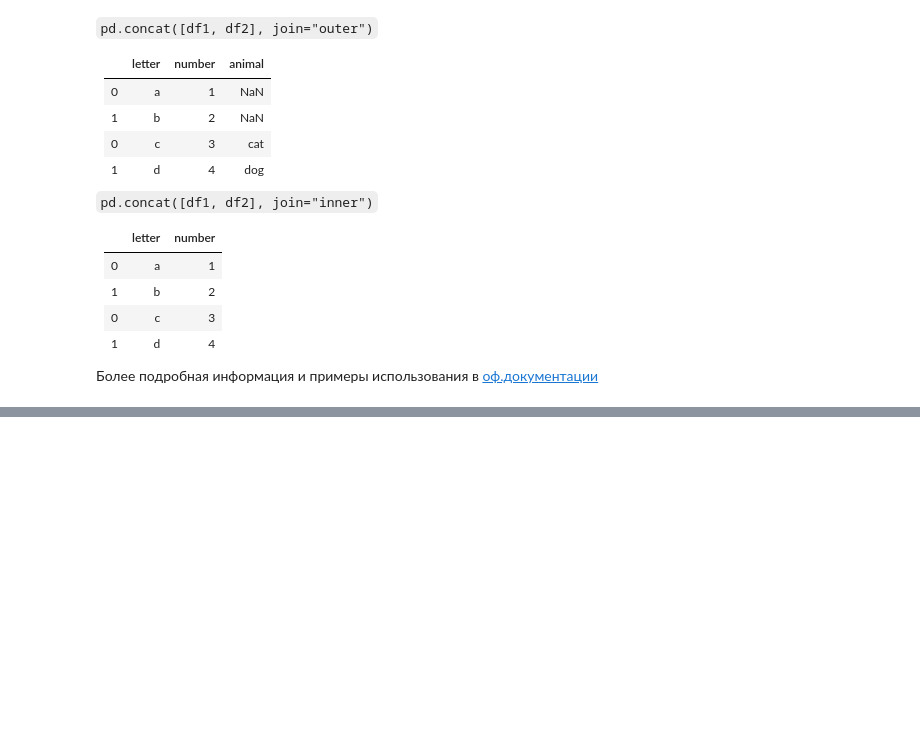
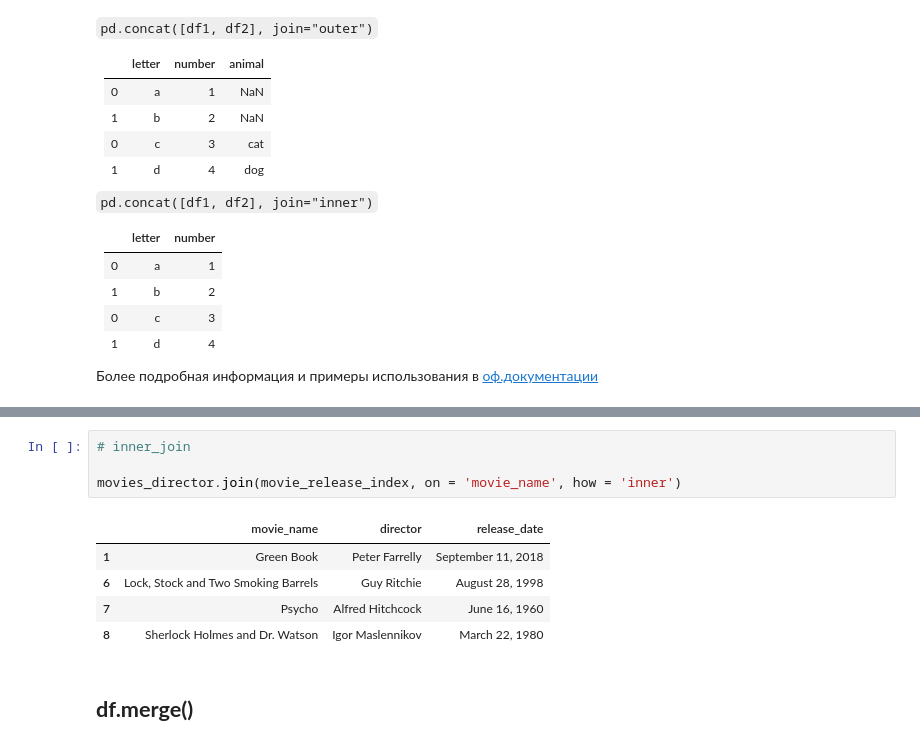
Before and after one commit to sergeymasl/pandas_cource, a Jupyter notebook: Renaming_and_Combining.ipynb, the cells around one changed output, grey strips where cells are left out. Cells and saved outputs as stored; diff of their text form; blank space fills up the shorter version.

```diff
--- a/Renaming_and_Combining.ipynb
+++ b/Renaming_and_Combining.ipynb
@@ -212,0 +247,12 @@ pd.concat([series_1, series_2], axis = 1)
+# %%
+# inner_join
+
+movies_director.join(movie_release_index, on = 'movie_name', how = 'inner')
+# %% [output]
+|  | movie_name | director | release_date |
+| 1 | Green Book | Peter Farrelly | September 11, 2018 |
+| 6 | Lock, Stock and Two Smoking Barrels | Guy Ritchie | August 28, 1998 |
+| 7 | Psycho | Alfred Hitchcock | June 16, 1960 |
+| 8 | Sherlock Holmes and Dr. Watson | Igor Maslennikov | March 22, 1980 |
+# %% [markdown]
+## **df.merge()**
```
Also changed, not shown: parts of 14 cells of this notebook.
